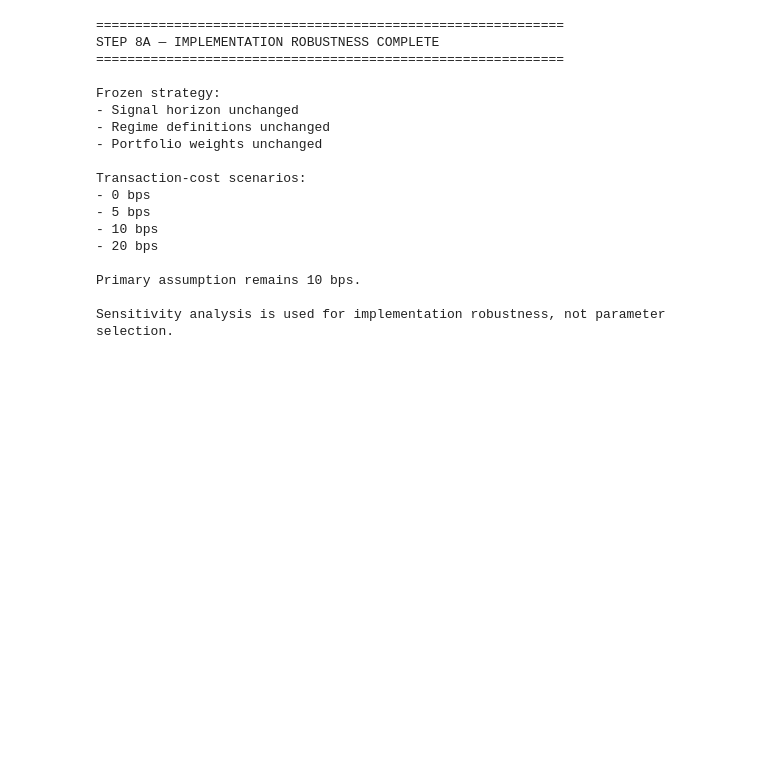
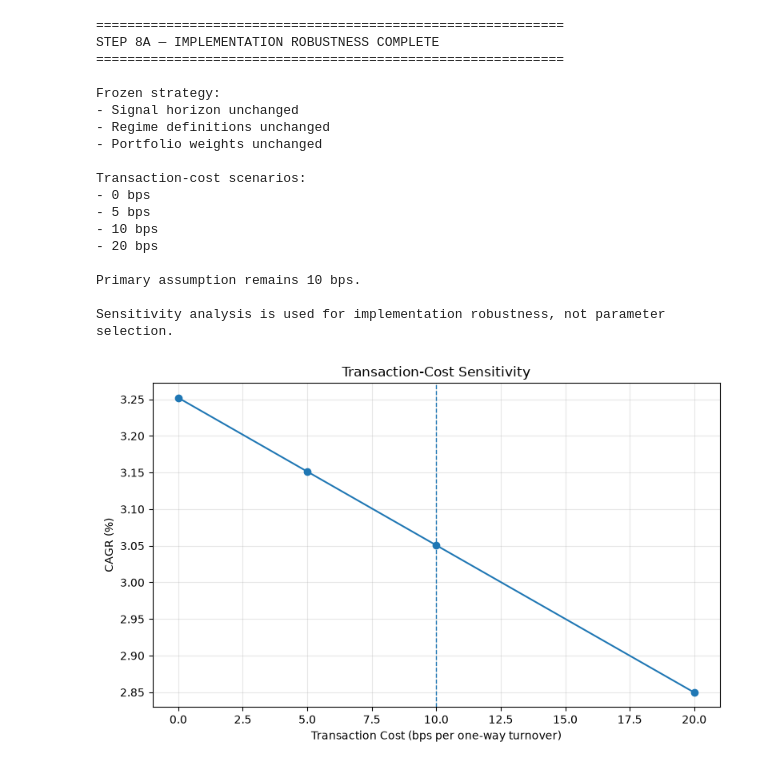
Before and after one commit to haa7717/global-fixed-income-strategy, a Jupyter notebook: notebooks/07_implementation_robustness.ipynb, the cells around one changed output. Cells and saved outputs as stored; diff of their text form; code cells hidden in the pictures; blank space fills up the shorter version.

Commit message:
Add final research figures
Add cumulative wealth, drawdown, and transaction-cost sensitivity figures for final research documentation.

```diff
--- a/notebooks/07_implementation_robustness.ipynb
+++ b/notebooks/07_implementation_robustness.ipynb
@@ -481,3 +481,71 @@ Transaction-cost scenarios:
 Primary assumption remains 10 bps.
 
 Sensitivity analysis is used for implementation robustness, not parameter selection.
+# %%
+import matplotlib.pyplot as plt
+
+FIGURES_DIR = (
+    PROJECT_ROOT
+    / "figures"
+)
+
+FIGURES_DIR.mkdir(
+    parents=True,
+    exist_ok=True,
+)
+
+cost_plot = (
+    cost_sensitivity.copy()
+)
+
+cost_plot.index = [
+    0,
+    5,
+    10,
+    20,
+]
+
+fig, ax = plt.subplots(
+    figsize=(8, 5)
+)
+
+ax.plot(
+    cost_plot.index,
+    cost_plot["CAGR"] * 100,
+    marker="o",
+)
+
+ax.axvline(
+    10,
+    linewidth=1,
+    linestyle="--",
+)
+
+ax.set_title(
+    "Transaction-Cost Sensitivity"
+)
+
+ax.set_xlabel(
+    "Transaction Cost (bps per one-way turnover)"
+)
+
+ax.set_ylabel(
+    "CAGR (%)"
+)
+
+ax.grid(
+    alpha=0.3
+)
+
+plt.tight_layout()
+
+plt.savefig(
+    FIGURES_DIR
+    / "transaction_cost_sensitivity.png",
+    dpi=180,
+    bbox_inches="tight",
+)
+
+plt.show()
+# %% [output]
+[figure, added]
```
Also changed, not shown: parts of 1 cell of this notebook, 3 other files.
